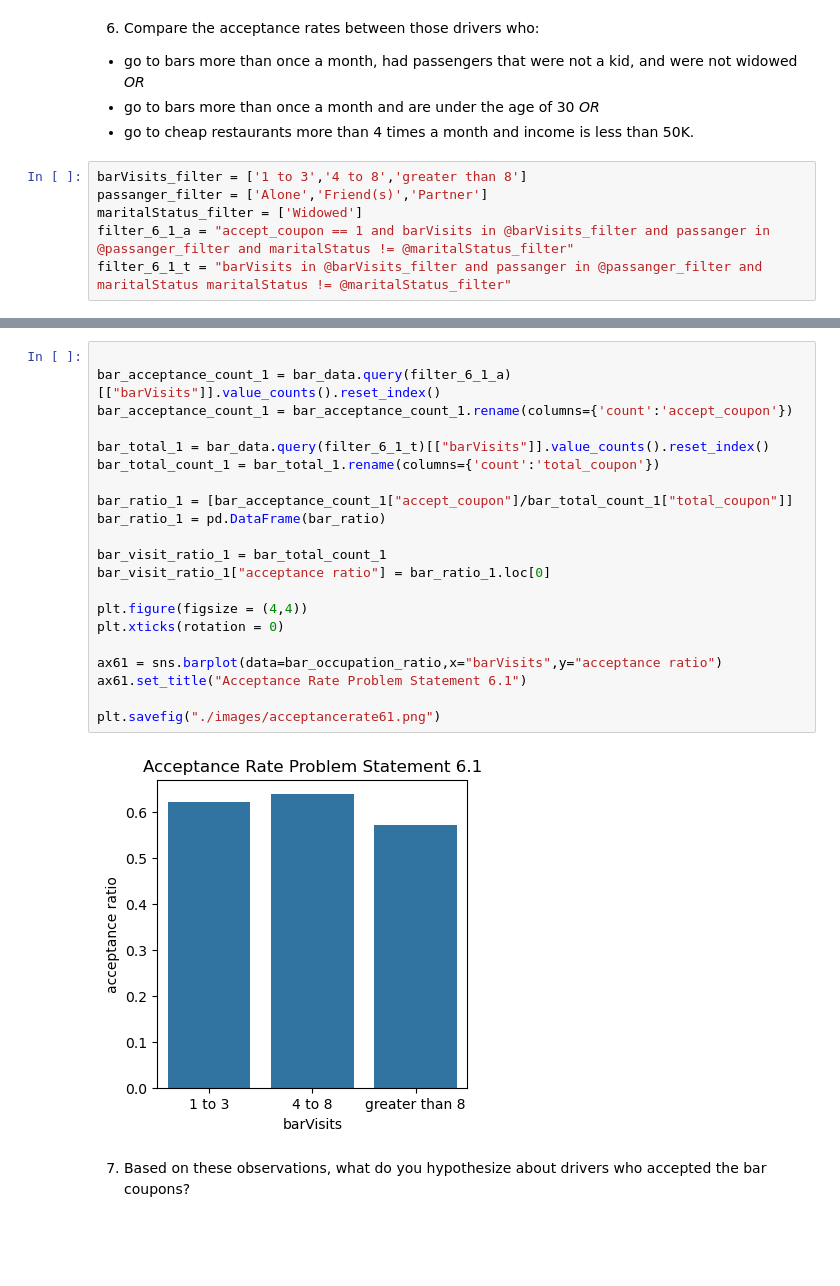
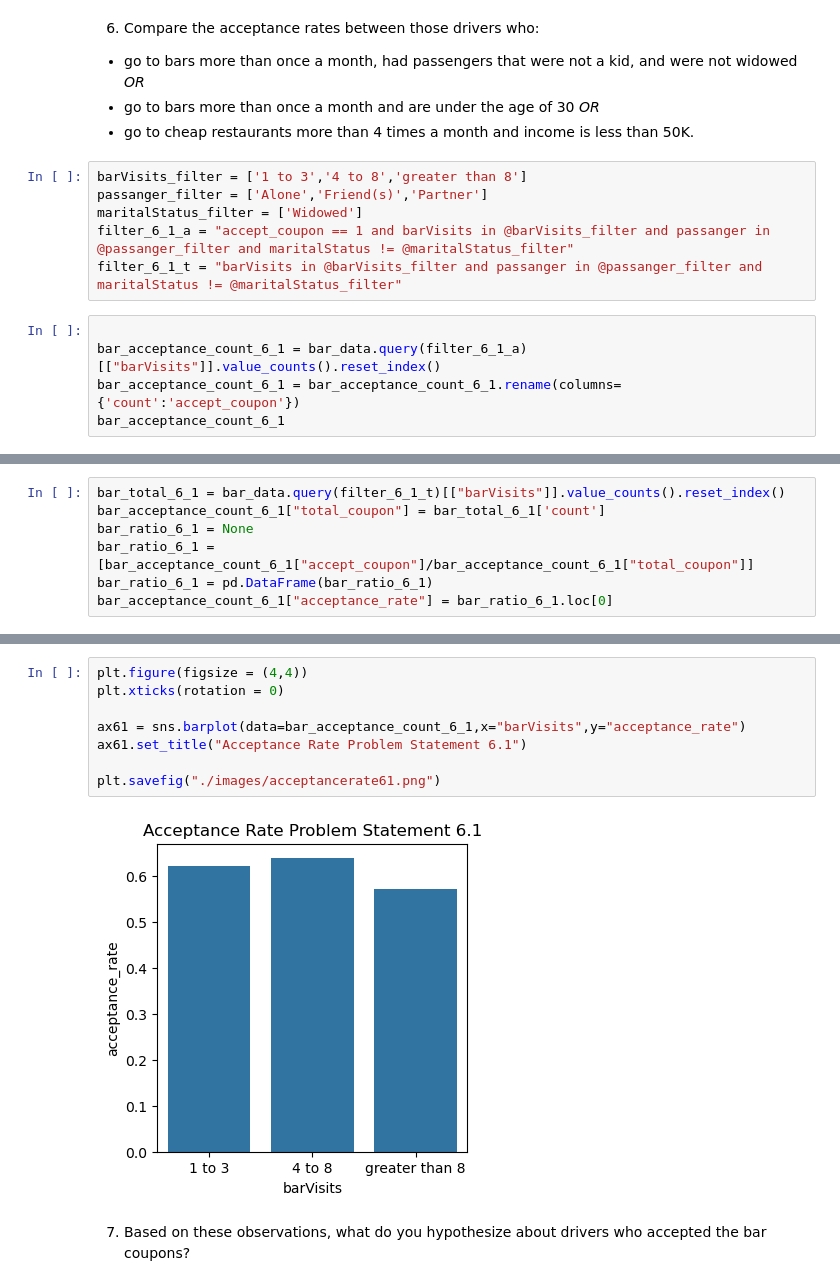
Before and after one commit to vasank201/coupon, a Jupyter notebook: prompt.ipynb, the cells around one changed output, grey strips where cells are left out. Drawn from its saved outputs; the diff is of its cells as text; blank space fills up the shorter version.

```diff
--- a/prompt.ipynb
+++ b/prompt.ipynb
@@ -410,4 +432,9 @@ barVisits_filter = ['1 to 3','4 to 8','greater than 8']
 passanger_filter = ['Alone','Friend(s)','Partner']
 maritalStatus_filter = ['Widowed']
 filter_6_1_a = "accept_coupon == 1 and barVisits in @barVisits_filter and passanger in @passanger_filter and maritalStatus != @maritalStatus_filter"
-filter_6_1_t = "barVisits in @barVisits_filter and passanger in @passanger_filter and maritalStatus maritalStatus != @maritalStatus_filter"
+filter_6_1_t = "barVisits in @barVisits_filter and passanger in @passanger_filter and maritalStatus != @maritalStatus_filter"
+# %%
+
+bar_acceptance_count_6_1 = bar_data.query(filter_6_1_a)[["barVisits"]].value_counts().reset_index()
+bar_acceptance_count_6_1 = bar_acceptance_count_6_1.rename(columns={'count':'accept_coupon'})
+bar_acceptance_count_6_1
@@ -413,0 +446,7 @@ filter_6_1_t = "barVisits in @barVisits_filter and passanger in @passanger_filte
+# %%
+bar_total_6_1 = bar_data.query(filter_6_1_t)[["barVisits"]].value_counts().reset_index()
+bar_acceptance_count_6_1["total_coupon"] = bar_total_6_1['count']
+bar_ratio_6_1 = None
+bar_ratio_6_1 = [bar_acceptance_count_6_1["accept_coupon"]/bar_acceptance_count_6_1["total_coupon"]]
+bar_ratio_6_1 = pd.DataFrame(bar_ratio_6_1)
+bar_acceptance_count_6_1["acceptance_rate"] = bar_ratio_6_1.loc[0]
@@ -414,26 +460,13 @@ filter_6_1_t = "barVisits in @barVisits_filter and passanger in @passanger_filte
 # %%
-
-bar_acceptance_count_1 = bar_data.query(filter_6_1_a)[["barVisits"]].value_counts().reset_index()
-bar_acceptance_count_1 = bar_acceptance_count_1.rename(columns={'count':'accept_coupon'})
-
-bar_total_1 = bar_data.query(filter_6_1_t)[["barVisits"]].value_counts().reset_index()
-bar_total_count_1 = bar_total_1.rename(columns={'count':'total_coupon'})
-
-bar_ratio_1 = [bar_acceptance_count_1["accept_coupon"]/bar_total_count_1["total_coupon"]]
-bar_ratio_1 = pd.DataFrame(bar_ratio)
-
-bar_visit_ratio_1 = bar_total_count_1
-bar_visit_ratio_1["acceptance ratio"] = bar_ratio_1.loc[0]
-
 plt.figure(figsize = (4,4))
 plt.xticks(rotation = 0)
 
-ax61 = sns.barplot(data=bar_occupation_ratio,x="barVisits",y="acceptance ratio")
+ax61 = sns.barplot(data=bar_acceptance_count_6_1,x="barVisits",y="acceptance_rate")
 ax61.set_title("Acceptance Rate Problem Statement 6.1")
 
 plt.savefig("./images/acceptancerate61.png")
 # %% [output]
-[figure, old version]
+[figure, new version]
 # %% [markdown]
 7.  Based on these observations, what do you hypothesize about drivers who accepted the bar coupons?
 # %% [markdown]
```
Also changed, not shown: parts of 12 cells of this notebook.
